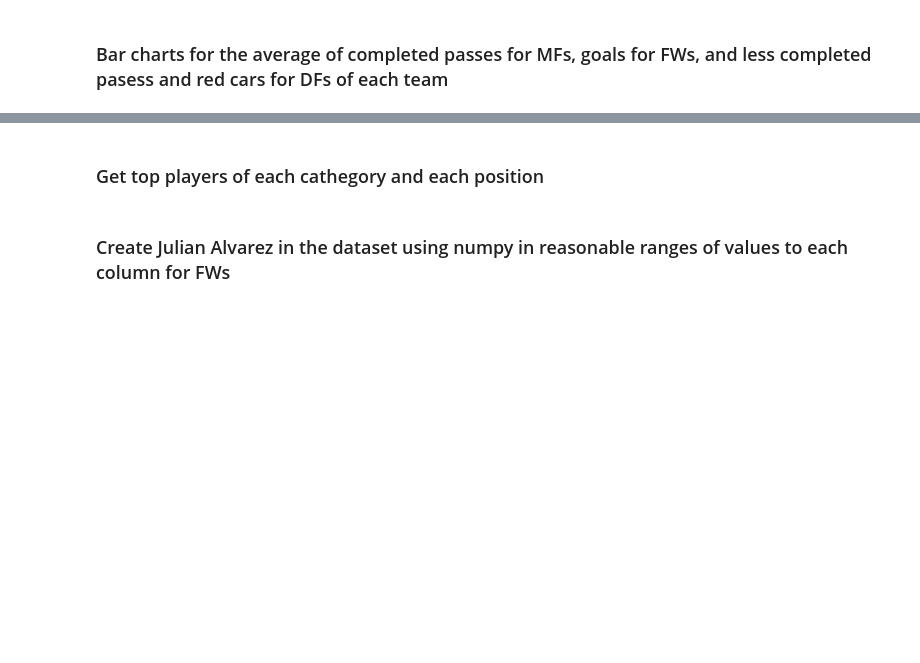
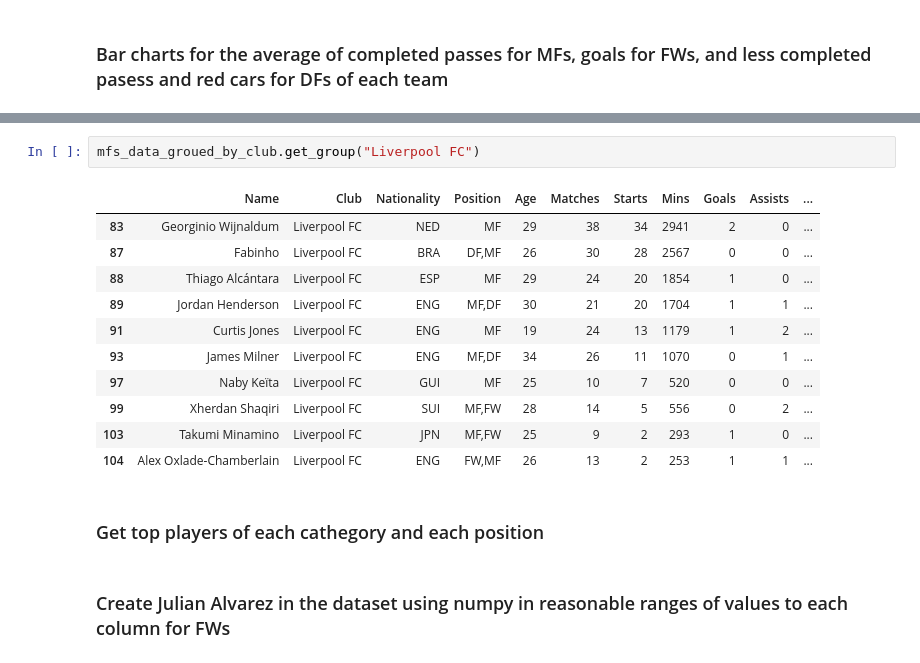
Before and after one commit to NicolasTerroni/data-analysis-and-machine-learning, a Jupyter notebook: notebooks/Premier League.ipynb, the cells around one changed output, grey strips where cells are left out. Cells and saved outputs as stored; diff of their text form; blank space fills up the shorter version.

```diff
--- a/notebooks/Premier League.ipynb
+++ b/notebooks/Premier League.ipynb
@@ -110,3 +152,17 @@ data[data["Club"] == "Liverpool FC"]
+# %%
+mfs_data_groued_by_club.get_group("Liverpool FC")
+# %% [output]
+|  | Name | Club | Nationality | Position | Age | Matches | Starts | Mins | Goals | Assists | ... |
+| 83 | Georginio Wijnaldum | Liverpool FC | NED | MF | 29 | 38 | 34 | 2941 | 2 | 0 | ... |
+| 87 | Fabinho | Liverpool FC | BRA | DF,MF | 26 | 30 | 28 | 2567 | 0 | 0 | ... |
+| 88 | Thiago Alcántara | Liverpool FC | ESP | MF | 29 | 24 | 20 | 1854 | 1 | 0 | ... |
+| 89 | Jordan Henderson | Liverpool FC | ENG | MF,DF | 30 | 21 | 20 | 1704 | 1 | 1 | ... |
+| 91 | Curtis Jones | Liverpool FC | ENG | MF | 19 | 24 | 13 | 1179 | 1 | 2 | ... |
+| 93 | James Milner | Liverpool FC | ENG | MF,DF | 34 | 26 | 11 | 1070 | 0 | 1 | ... |
+| 97 | Naby Keïta | Liverpool FC | GUI | MF | 25 | 10 | 7 | 520 | 0 | 0 | ... |
+| 99 | Xherdan Shaqiri | Liverpool FC | SUI | MF,FW | 28 | 14 | 5 | 556 | 0 | 2 | ... |
+| 103 | Takumi Minamino | Liverpool FC | JPN | MF,FW | 25 | 9 | 2 | 293 | 1 | 0 | ... |
+| 104 | Alex Oxlade-Chamberlain | Liverpool FC | ENG | FW,MF | 26 | 13 | 2 | 253 | 1 | 1 | ... |
 # %% [markdown]
 ### Get top players of each cathegory and each position
 # %% [markdown]
```
Also changed, not shown: parts of 7 cells of this notebook.
